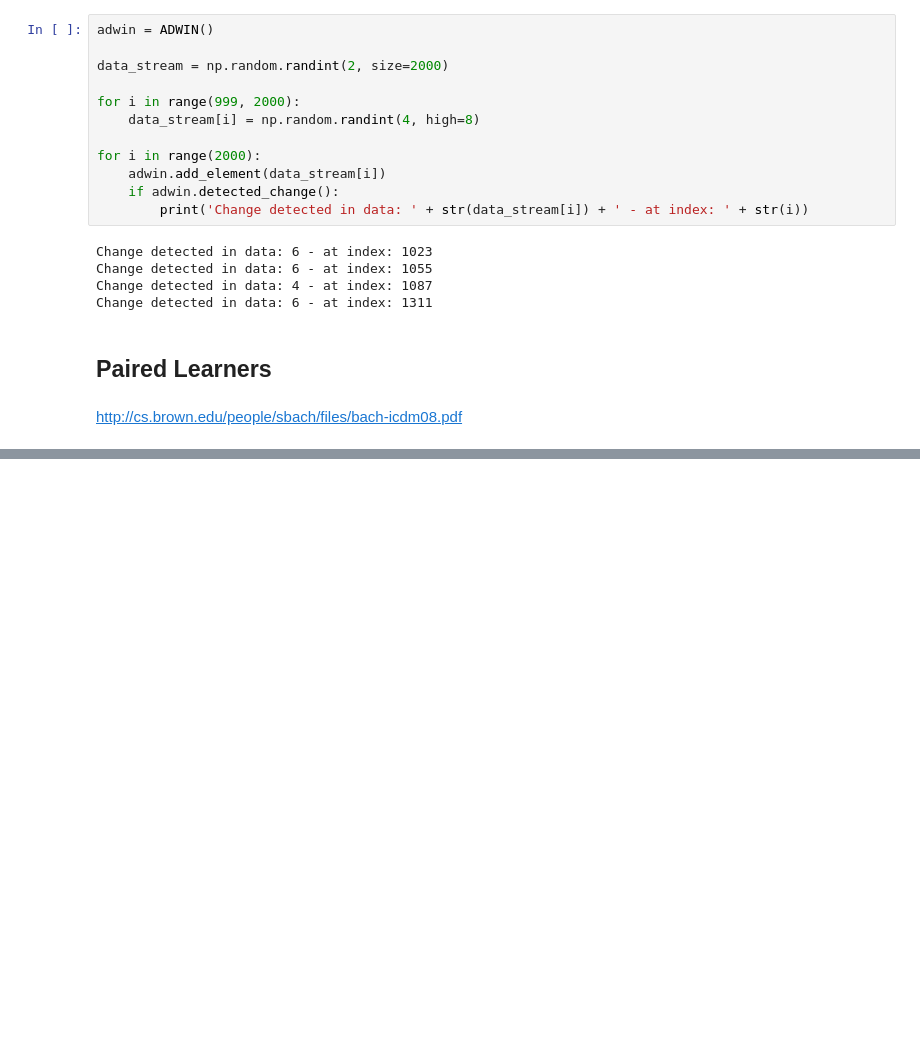
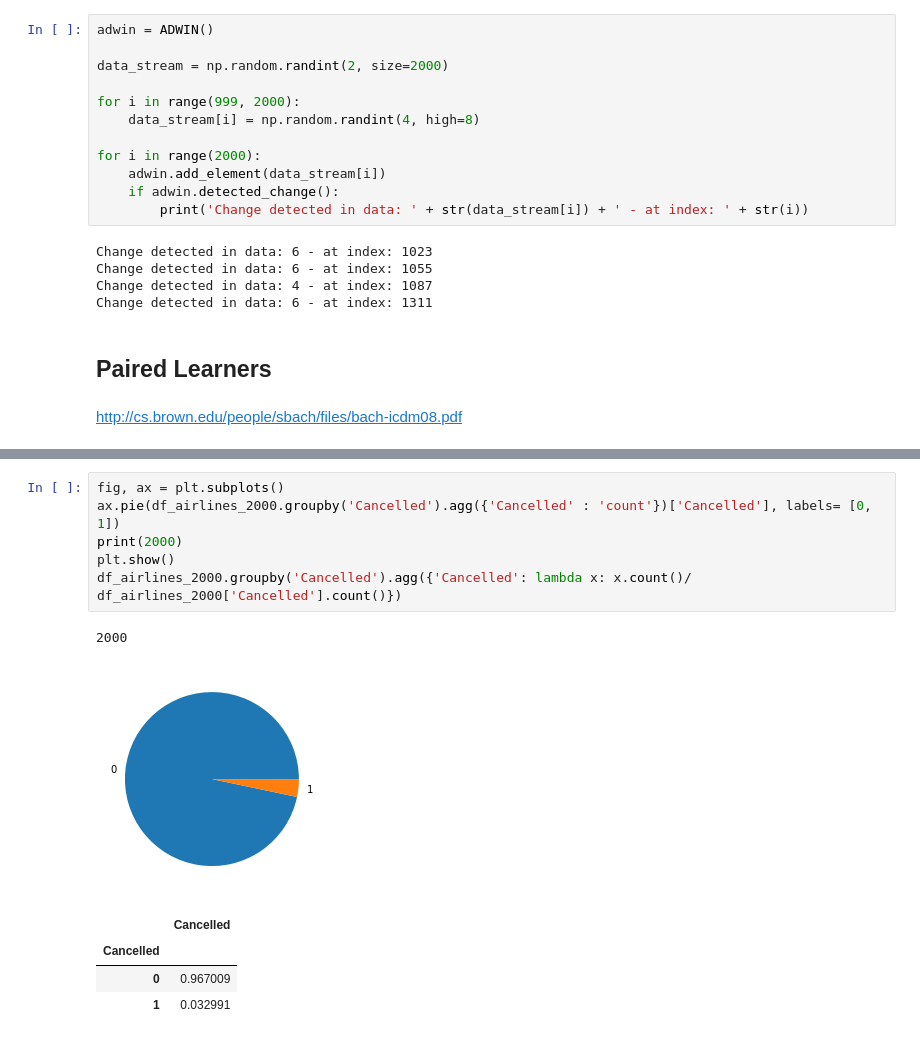
Before and after one commit to Dionidgy/ML, a Jupyter notebook: lifelong/lifelong.ipynb, the cells around one changed output, grey strips where cells are left out. Drawn from its saved outputs; the diff is of its cells as text; blank space fills up the shorter version.

```diff
--- a/lifelong/lifelong.ipynb
+++ b/lifelong/lifelong.ipynb
@@ -159,0 +232,13 @@ http://cs.brown.edu/people/sbach/files/bach-icdm08.pdf
+# %%
+fig, ax = plt.subplots()
+ax.pie(df_airlines_2000.groupby('Cancelled').agg({'Cancelled' : 'count'})['Cancelled'], labels= [0, 1])
+print(2000)
+plt.show()
+df_airlines_2000.groupby('Cancelled').agg({'Cancelled': lambda x: x.count()/ df_airlines_2000['Cancelled'].count()})
+# %% [output]
+2000
+[figure, added]
+|  | Cancelled |
+| Cancelled |  |
+| 0 | 0.967009 |
+| 1 | 0.032991 |
```
Also changed, not shown: parts of 12 cells of this notebook.
